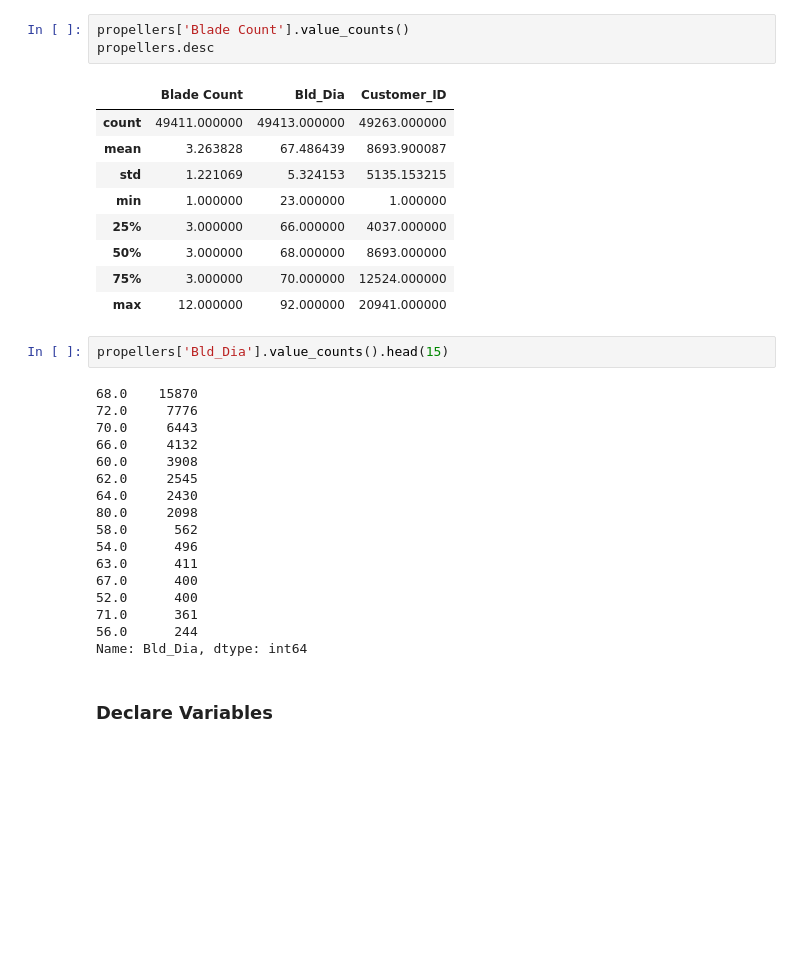
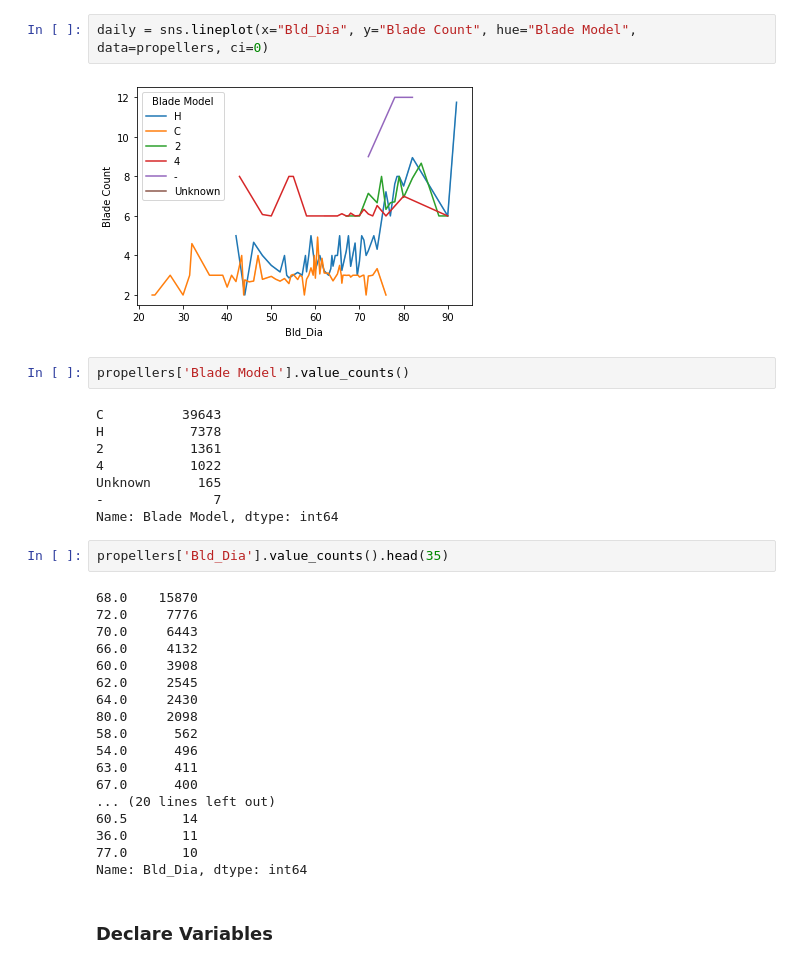
Before and after one commit to ticochuck/warp_drive, a Jupyter notebook: test_queries.ipynb, the cells around one changed output. Cells and saved outputs as stored; diff of their text form; blank space fills up the shorter version.

```diff
--- a/test_queries.ipynb
+++ b/test_queries.ipynb
@@ -5,18 +42,19 @@ propellers = pd.read_csv('data/all_info_test_data.csv')
+# %%
+daily = sns.lineplot(x="Bld_Dia", y="Blade Count", hue="Blade Model", data=propellers, ci=0)
+# %% [output]
+[figure, added]
 # %%
-propellers['Blade Count'].value_counts()
-propellers.desc
+propellers['Blade Model'].value_counts()
 # %% [output]
-|  | Blade Count | Bld_Dia | Customer_ID |
-| count | 49411.000000 | 49413.000000 | 49263.000000 |
-| mean | 3.263828 | 67.486439 | 8693.900087 |
-| std | 1.221069 | 5.324153 | 5135.153215 |
-| min | 1.000000 | 23.000000 | 1.000000 |
-| 25% | 3.000000 | 66.000000 | 4037.000000 |
-| 50% | 3.000000 | 68.000000 | 8693.000000 |
-| 75% | 3.000000 | 70.000000 | 12524.000000 |
-| max | 12.000000 | 92.000000 | 20941.000000 |
+C          39643
+H           7378
+2           1361
+4           1022
+Unknown      165
+-              7
+Name: Blade Model, dtype: int64
 # %%
-propellers['Bld_Dia'].value_counts().head(15)
+propellers['Bld_Dia'].value_counts().head(35)
 # %% [output]
 68.0    15870
 72.0     7776
@@ -30,9 +68,10 @@ propellers['Bld_Dia'].value_counts().head(15)
 54.0      496
 63.0      411
 67.0      400
-52.0      400
-71.0      361
-56.0      244
+... (20 lines left out)
+60.5       14
+36.0       11
+77.0       10
 Name: Bld_Dia, dtype: int64
 # %% [markdown]
 ### Declare Variables
```
Also changed, not shown: parts of 3 cells of this notebook, 2 other files.
